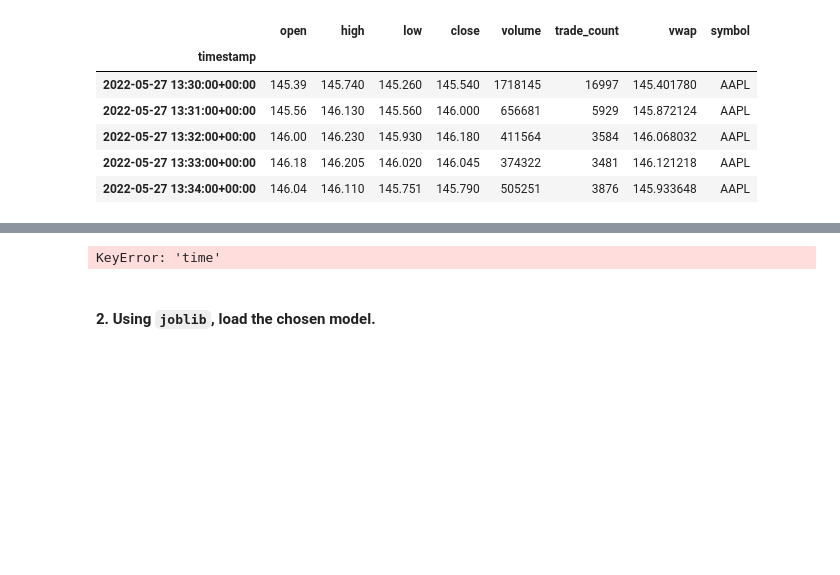
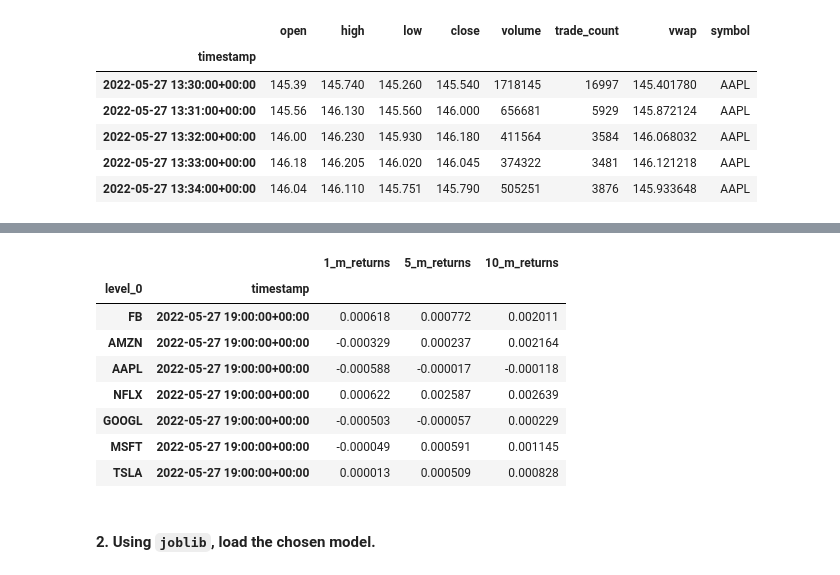
Before and after one commit to aaargyrou/AlgoTrading--High-Frequency-Trading, a Jupyter notebook: Code/high_frequency_trading_algo.ipynb, the cells around one changed output, grey strips where cells are left out. Saved outputs shown, nothing was run; the diff lists cells and outputs as text; code cells hidden in the pictures; blank space fills up the shorter version.

```diff
--- a/Code/high_frequency_trading_algo.ipynb
+++ b/Code/high_frequency_trading_algo.ipynb
@@ -610,31 +616,39 @@ df_closing_prices.head(20)
 # %%
 # Create list of momentums
 list_of_momentums = [1,5,10]
 
 for i in list_of_momentums:
     # Compute percentage change for each one of the momentums in the momentum list
     returns_temp = df_closing_prices.pct_change(i)
     # Unstack the returns
     returns_temp = pd.DataFrame(returns_temp.unstack())
     name = f'{i}_m_returns'
     returns_temp.rename(columns={0: name}, inplace = True)
     # Reset the index so we can merge based on index
     returns_temp.reset_index(inplace = True)
     # Merge newly computed returns with previously created returns
     if i ==1:
         returns = returns_temp
     else:
-        returns = pd.merge(returns,returns_temp,left_on=['level_0', 'time'],right_on=['level_0', 'time'], how='left', suffixes=('_original', 'right'))
+        returns = pd.merge(returns,returns_temp,left_on=['level_0', 'timestamp'],right_on=['level_0', 'timestamp'], how='left', suffixes=('_original', 'right'))
 
 # Drop nulls and set index
 returns.dropna(axis=0, how='any', inplace=True)
-returns.set_index(['level_0', 'time'], inplace=True)
+returns.set_index(['level_0', 'timestamp'], inplace=True)
 
 # Generate feature data and preview first 10 rows.
 X = returns
 X.head(10)
 # %% [output]
-KeyError: 'time'
+|  |  | 1_m_returns | 5_m_returns | 10_m_returns |
+| level_0 | timestamp |  |  |  |
+| FB | 2022-05-27 19:00:00+00:00 | 0.000618 | 0.000772 | 0.002011 |
+| AMZN | 2022-05-27 19:00:00+00:00 | -0.000329 | 0.000237 | 0.002164 |
+| AAPL | 2022-05-27 19:00:00+00:00 | -0.000588 | -0.000017 | -0.000118 |
+| NFLX | 2022-05-27 19:00:00+00:00 | 0.000622 | 0.002587 | 0.002639 |
+| GOOGL | 2022-05-27 19:00:00+00:00 | -0.000503 | -0.000057 | 0.000229 |
+| MSFT | 2022-05-27 19:00:00+00:00 | -0.000049 | 0.000591 | 0.001145 |
+| TSLA | 2022-05-27 19:00:00+00:00 | 0.000013 | 0.000509 | 0.000828 |
 # %% [markdown]
 #### 2. Using `joblib`, load the chosen model.
 # %%
```
Also changed, not shown: parts of 14 cells of this notebook.
